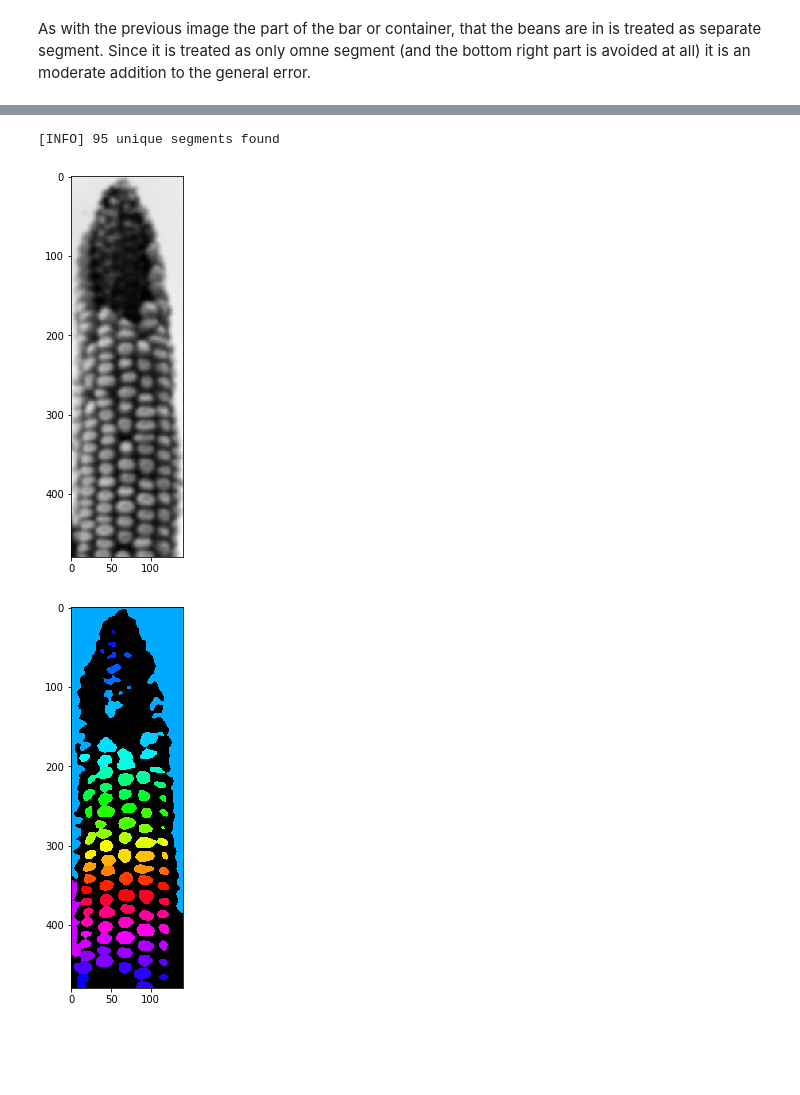
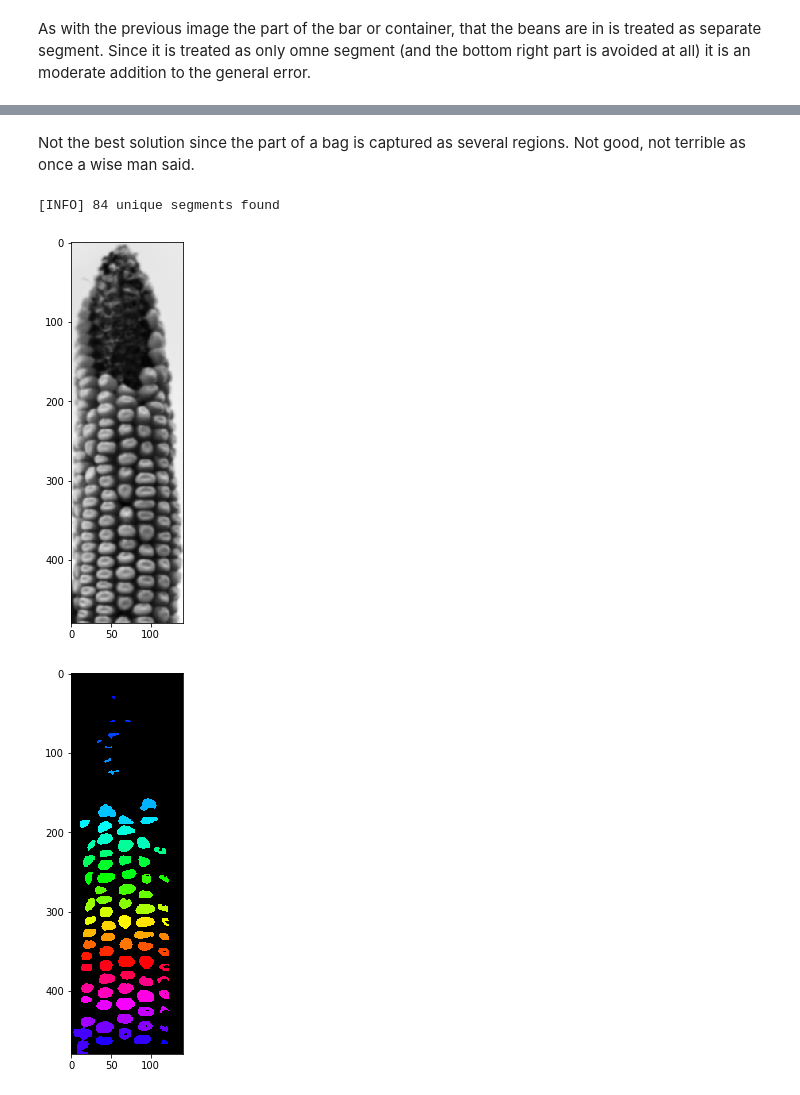
Before and after one commit to Progern/computer-vision-hw, a Jupyter notebook: cv-2-0/cv-hw-2-1-object-count.ipynb, the cells around one changed output, grey strips where cells are left out. Drawn from its saved outputs; the diff is of its cells as text; code cells hidden in the pictures; blank space fills up the shorter version.

Commit message:
[ADD] Solutions for object counting for almost all images

```diff
--- a/cv-2-0/cv-hw-2-1-object-count.ipynb
+++ b/cv-2-0/cv-hw-2-1-object-count.ipynb
@@ -157,8 +213,10 @@ estimate_obj_on_img(estimate_images_path_list[5], shift = False,
+# %% [markdown]
+Not the best solution since the part of a bag is captured as several regions. Not good, not terrible as once a wise man said.
 # %%
-estimate_obj_on_img(estimate_images_path_list[6], shift = False,
-                    blur = True, blur_window_size = 13,
-                    blockSize = 125, const = 5, min_distance = 10)
+estimate_obj_on_img(estimate_images_path_list[7], shift = False,
+                    blur = True, blur_window_size = 5,
+                    blockSize = 195, const = 2, min_distance = 12)
 # %% [output]
-[INFO] 95 unique segments found
+[INFO] 84 unique segments found
-[figure, old version]
+[figure, new version]
-[figure, old version]
+[figure, new version]
```
Also changed, not shown: parts of 11 cells of this notebook.
